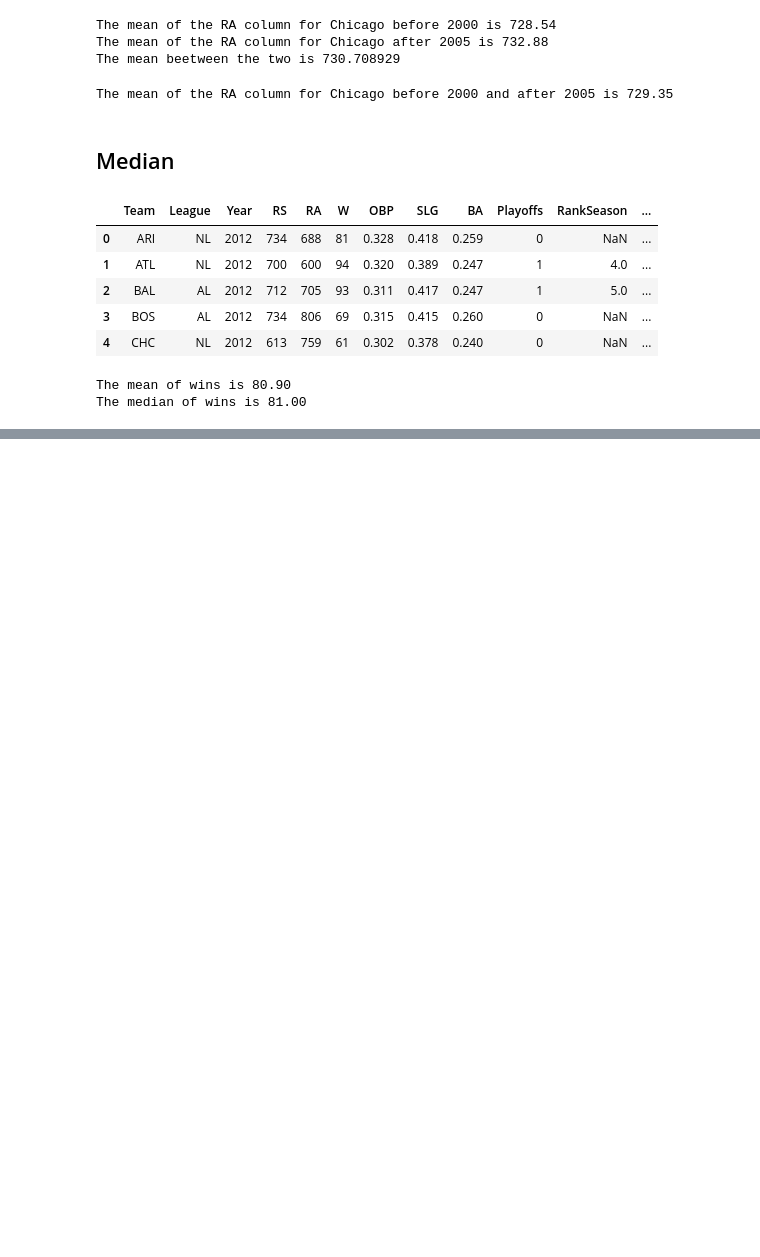
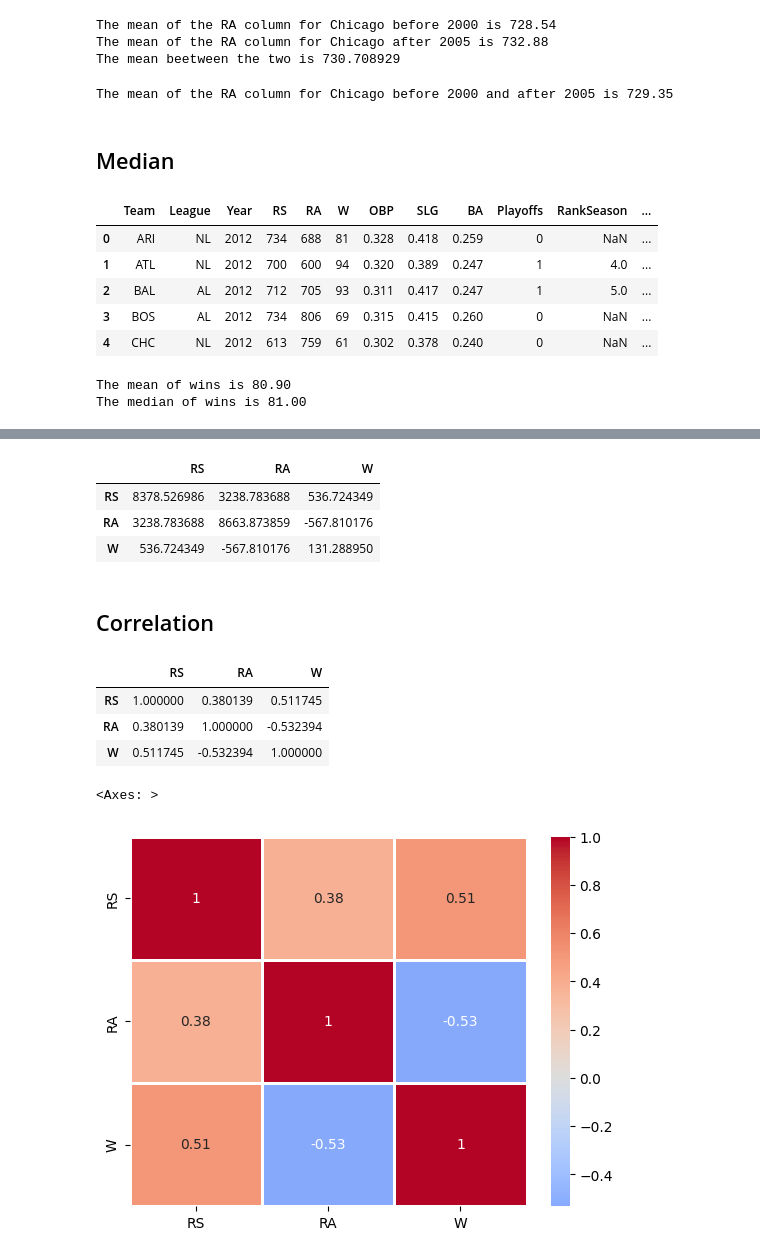
Before and after one commit to maxcol01/statistics_with_Python, a Jupyter notebook: descriptive_satistics.ipynb, the cells around one changed output, grey strips where cells are left out. Drawn from its saved outputs; the diff is of its cells as text; code cells hidden in the pictures; blank space fills up the shorter version.

```diff
--- a/descriptive_satistics.ipynb
+++ b/descriptive_satistics.ipynb
@@ -118,0 +224,3 @@ The mean of Wins of the Baltimore Team (BAL) until 2000 89.50
+# %%
+# RS, RA, W
+sub_set = df[["RS", "RA", "W"]]
@@ -118,0 +236,7 @@ The mean of Wins of the Baltimore Team (BAL) until 2000 89.50
+# %%
+sub_set.cov()
+# %% [output]
+|  | RS | RA | W |
+| RS | 8378.526986 | 3238.783688 | 536.724349 |
+| RA | 3238.783688 | 8663.873859 | -567.810176 |
+| W | 536.724349 | -567.810176 | 131.288950 |
@@ -118,0 +245,19 @@ The mean of Wins of the Baltimore Team (BAL) until 2000 89.50
+# %% [markdown]
+## Correlation
+# %%
+sub_set.corr()
+# %% [output]
+|  | RS | RA | W |
+| RS | 1.000000 | 0.380139 | 0.511745 |
+| RA | 0.380139 | 1.000000 | -0.532394 |
+| W | 0.511745 | -0.532394 | 1.000000 |
+# %%
+sns.heatmap(sub_set.corr(),
+            annot=True,
+            center=False,
+            cmap="coolwarm",
+            linewidth=True,
+            )
+# %% [output]
+<Axes: >
+[figure, added]
```
Also changed, not shown: parts of 27 cells of this notebook.
